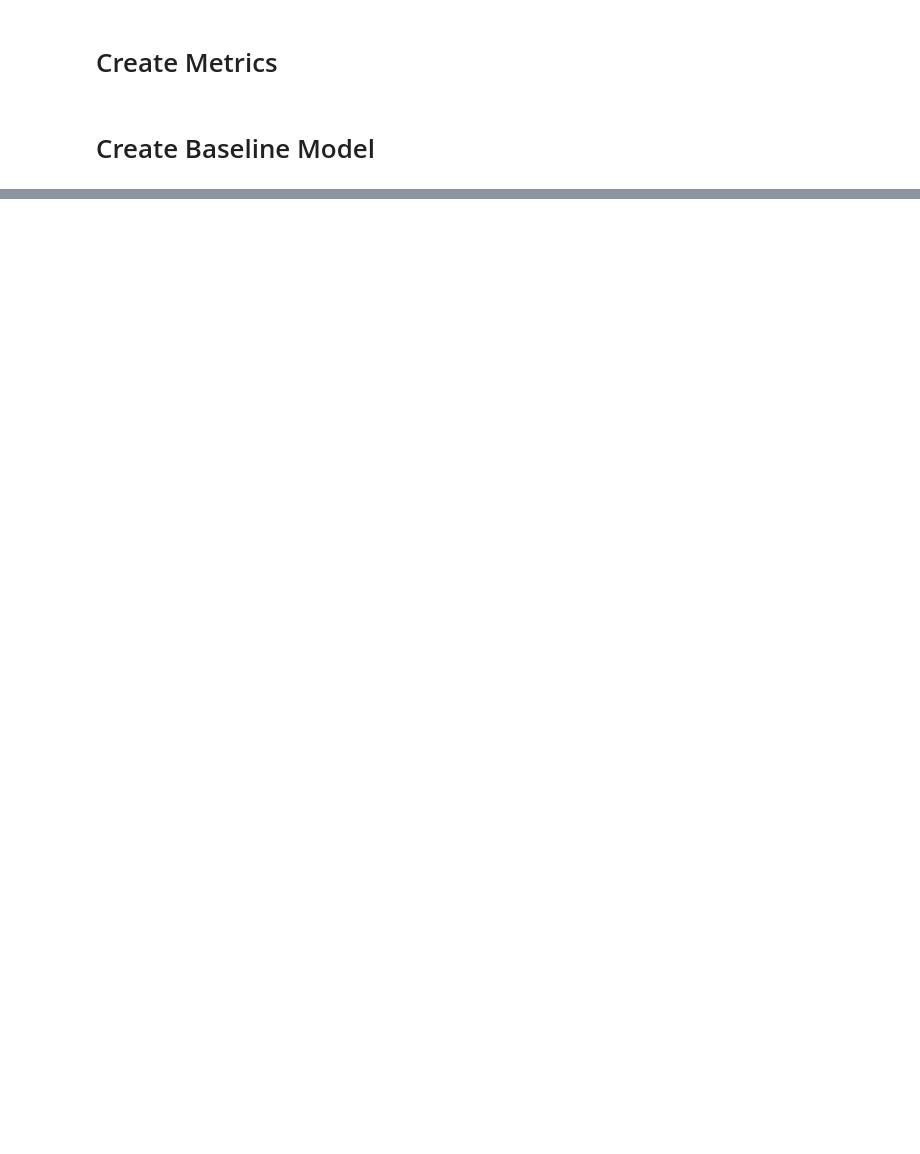
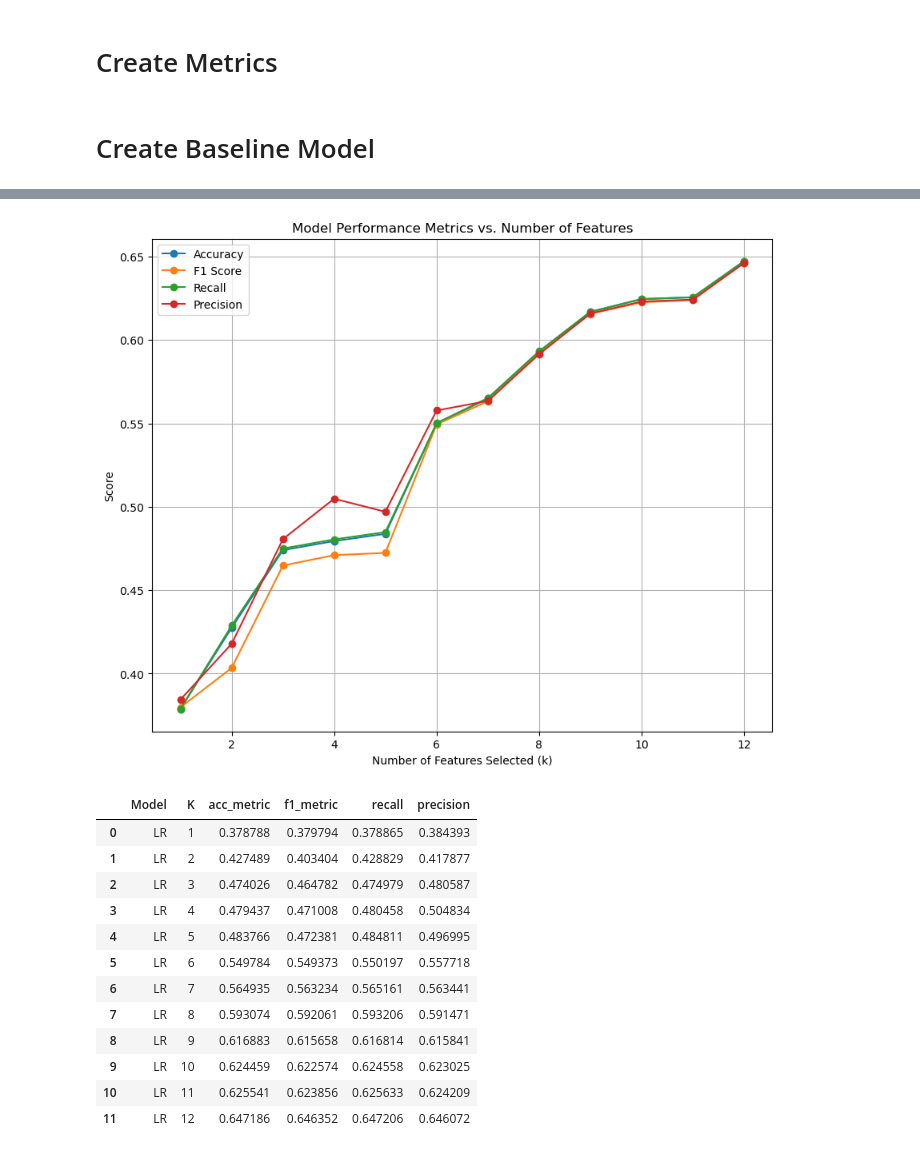
Before and after one commit to MaukanMir/Almond-Classification, a Jupyter notebook: training.ipynb, the cells around one changed output, grey strips where cells are left out. Saved outputs shown, nothing was run; the diff lists cells and outputs as text; code cells hidden in the pictures; blank space fills up the shorter version.

```diff
--- a/training.ipynb
+++ b/training.ipynb
@@ -500,0 +570,20 @@ test_selected_models(model_name, models, X, y_encoded, acc_metric)
+# %%
+model_name = ["LR"]
+models = grab_selected_models(model_name)[0]
+metric = mutual_info_classif
+test_kbest_columns(X, y_encoded, models, model_name[0], metric)
+# %% [output]
+[figure, added]
+|  | Model | K | acc_metric | f1_metric | recall | precision |
+| 0 | LR | 1 | 0.378788 | 0.379794 | 0.378865 | 0.384393 |
+| 1 | LR | 2 | 0.427489 | 0.403404 | 0.428829 | 0.417877 |
+| 2 | LR | 3 | 0.474026 | 0.464782 | 0.474979 | 0.480587 |
+| 3 | LR | 4 | 0.479437 | 0.471008 | 0.480458 | 0.504834 |
+| 4 | LR | 5 | 0.483766 | 0.472381 | 0.484811 | 0.496995 |
+| 5 | LR | 6 | 0.549784 | 0.549373 | 0.550197 | 0.557718 |
+| 6 | LR | 7 | 0.564935 | 0.563234 | 0.565161 | 0.563441 |
+| 7 | LR | 8 | 0.593074 | 0.592061 | 0.593206 | 0.591471 |
+| 8 | LR | 9 | 0.616883 | 0.615658 | 0.616814 | 0.615841 |
+| 9 | LR | 10 | 0.624459 | 0.622574 | 0.624558 | 0.623025 |
+| 10 | LR | 11 | 0.625541 | 0.623856 | 0.625633 | 0.624209 |
+| 11 | LR | 12 | 0.647186 | 0.646352 | 0.647206 | 0.646072 |
```
Also changed, not shown: parts of 14 cells of this notebook.
